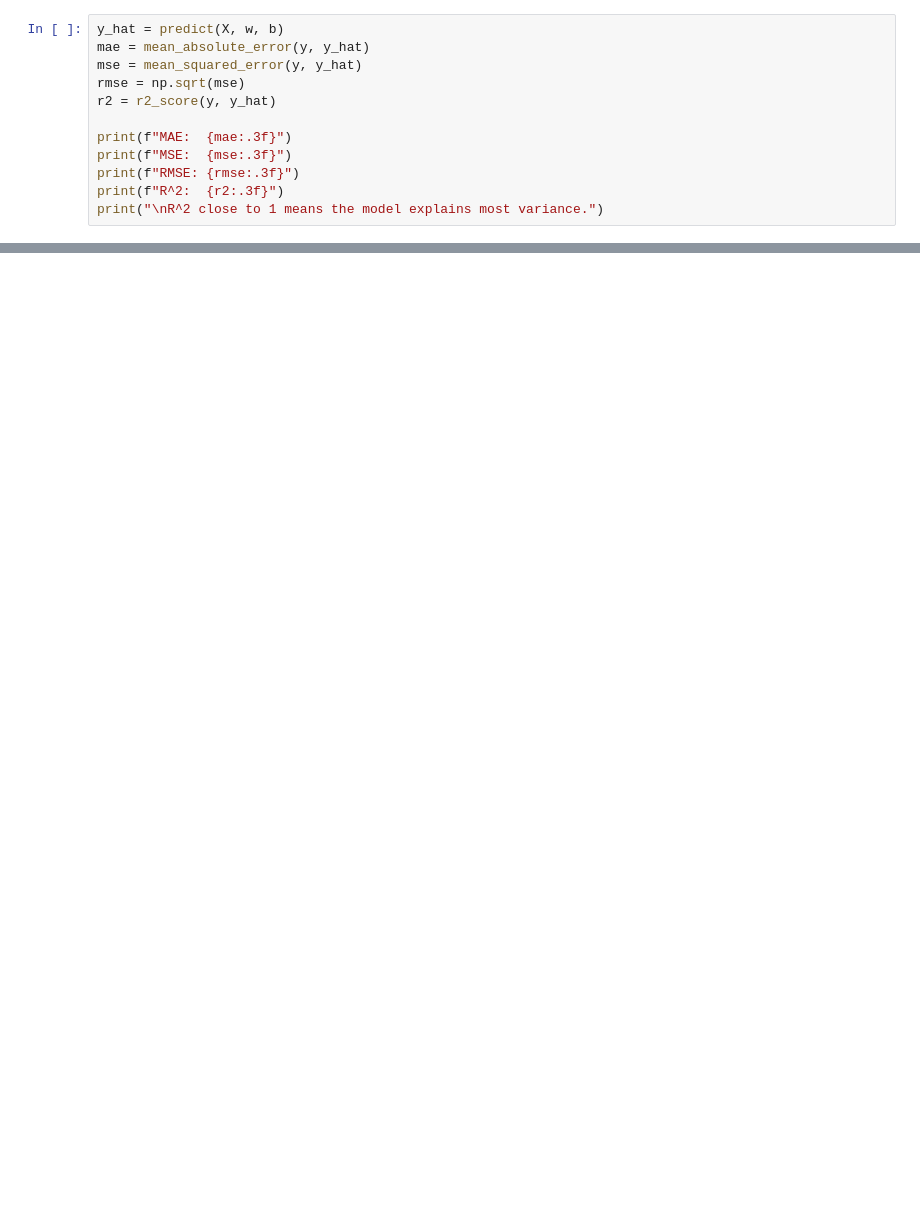
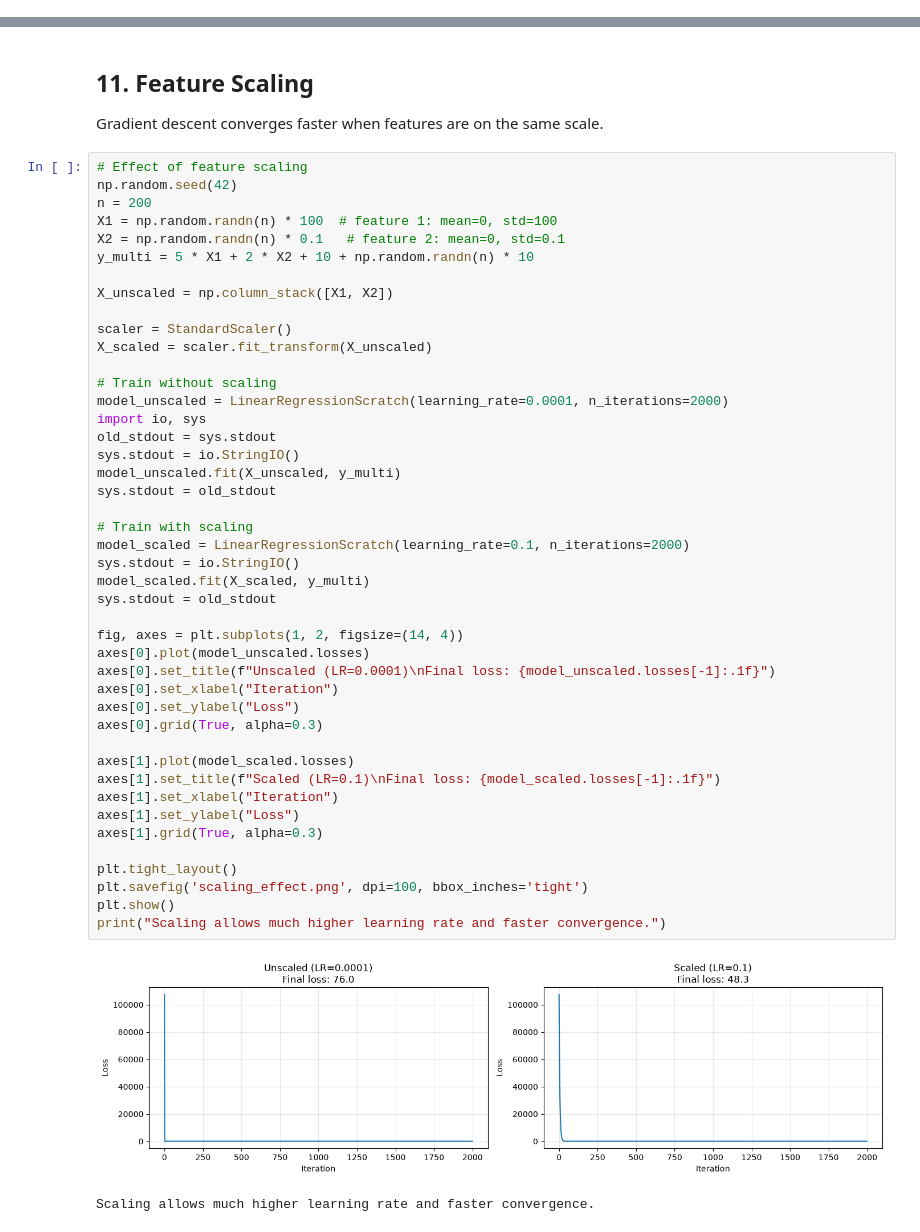
Before and after one commit to 5at4am/complete-data-science, a Jupyter notebook: notebooks/05_machine_learning/05_02_linear_regression.ipynb, the cells around one changed output, grey strips where cells are left out. Saved outputs shown, nothing was run; the diff lists cells and outputs as text; blank space fills up the shorter version.

```diff
--- a/notebooks/05_machine_learning/05_02_linear_regression.ipynb
+++ b/notebooks/05_machine_learning/05_02_linear_regression.ipynb
@@ -130,12 +0,0 @@ Compute MAE, MSE, RMSE, and R^2.
-# %%
-y_hat = predict(X, w, b)
-mae = mean_absolute_error(y, y_hat)
-mse = mean_squared_error(y, y_hat)
-rmse = np.sqrt(mse)
-r2 = r2_score(y, y_hat)
-
-print(f"MAE:  {mae:.3f}")
-print(f"MSE:  {mse:.3f}")
-print(f"RMSE: {rmse:.3f}")
-print(f"R^2:  {r2:.3f}")
-print("\nR^2 close to 1 means the model explains most variance.")
@@ -401,0 +308,51 @@ LAST VERIFIED: 2026-08-28
+# %% [markdown]
+## 11. Feature Scaling
+
+Gradient descent converges faster when features are on the same scale.
+# %%
+# Effect of feature scaling
+np.random.seed(42)
+n = 200
+X1 = np.random.randn(n) * 100  # feature 1: mean=0, std=100
+X2 = np.random.randn(n) * 0.1   # feature 2: mean=0, std=0.1
+y_multi = 5 * X1 + 2 * X2 + 10 + np.random.randn(n) * 10
+
+X_unscaled = np.column_stack([X1, X2])
+
+scaler = StandardScaler()
+X_scaled = scaler.fit_transform(X_unscaled)
+
+# Train without scaling
+model_unscaled = LinearRegressionScratch(learning_rate=0.0001, n_iterations=2000)
+import io, sys
+old_stdout = sys.stdout
+sys.stdout = io.StringIO()
+model_unscaled.fit(X_unscaled, y_multi)
+sys.stdout = old_stdout
+
+# Train with scaling
+model_scaled = LinearRegressionScratch(learning_rate=0.1, n_iterations=2000)
+sys.stdout = io.StringIO()
+model_scaled.fit(X_scaled, y_multi)
+sys.stdout = old_stdout
+
+fig, axes = plt.subplots(1, 2, figsize=(14, 4))
+axes[0].plot(model_unscaled.losses)
+axes[0].set_title(f"Unscaled (LR=0.0001)\nFinal loss: {model_unscaled.losses[-1]:.1f}")
+axes[0].set_xlabel("Iteration")
+axes[0].set_ylabel("Loss")
+axes[0].grid(True, alpha=0.3)
+
+axes[1].plot(model_scaled.losses)
+axes[1].set_title(f"Scaled (LR=0.1)\nFinal loss: {model_scaled.losses[-1]:.1f}")
+axes[1].set_xlabel("Iteration")
+axes[1].set_ylabel("Loss")
+axes[1].grid(True, alpha=0.3)
+
+plt.tight_layout()
+plt.savefig('scaling_effect.png', dpi=100, bbox_inches='tight')
+plt.show()
+print("Scaling allows much higher learning rate and faster convergence.")
+# %% [output]
+[figure, added]
+Scaling allows much higher learning rate and faster convergence.
```
Also changed, not shown: parts of 67 cells of this notebook, 30 other files.
